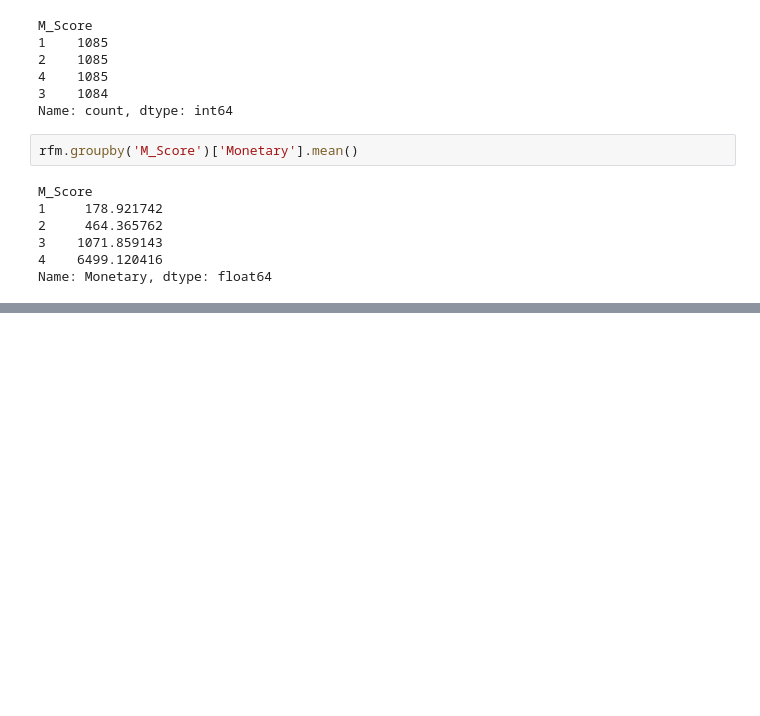
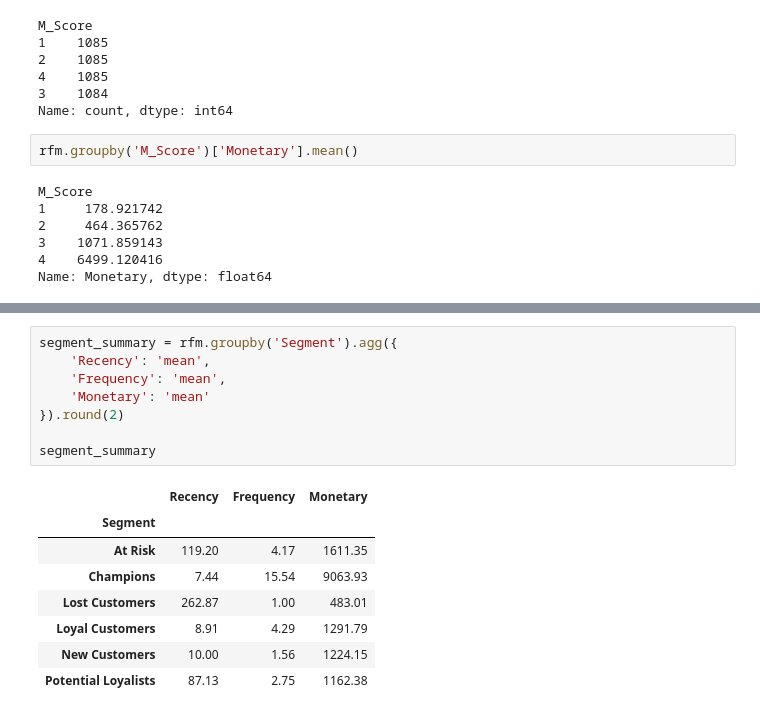
Before and after one commit to MadugulaHarika/customer-intelligence-segmentation, a Jupyter notebook: notebooks/01_EDA.ipynb, the cells around one changed output, grey strips where cells are left out. Drawn from its saved outputs; the diff is of its cells as text; blank space fills up the shorter version.

```diff
--- a/notebooks/01_EDA.ipynb
+++ b/notebooks/01_EDA.ipynb
@@ -229,0 +325,17 @@ Name: Monetary, dtype: float64
+# %%
+segment_summary = rfm.groupby('Segment').agg({
+    'Recency': 'mean',
+    'Frequency': 'mean',
+    'Monetary': 'mean'
+}).round(2)
+
+segment_summary
+# %% [output]
+|  | Recency | Frequency | Monetary |
+| Segment |  |  |  |
+| At Risk | 119.20 | 4.17 | 1611.35 |
+| Champions | 7.44 | 15.54 | 9063.93 |
+| Lost Customers | 262.87 | 1.00 | 483.01 |
+| Loyal Customers | 8.91 | 4.29 | 1291.79 |
+| New Customers | 10.00 | 1.56 | 1224.15 |
+| Potential Loyalists | 87.13 | 2.75 | 1162.38 |
```
Also changed, not shown: parts of 9 cells of this notebook.
